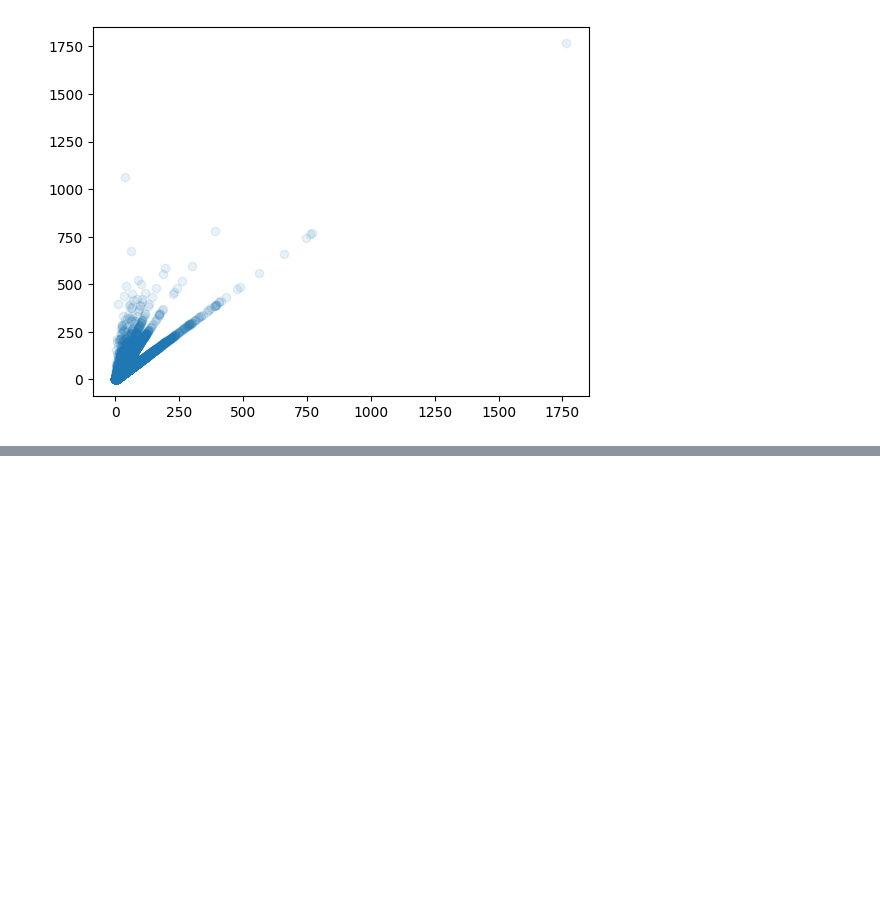
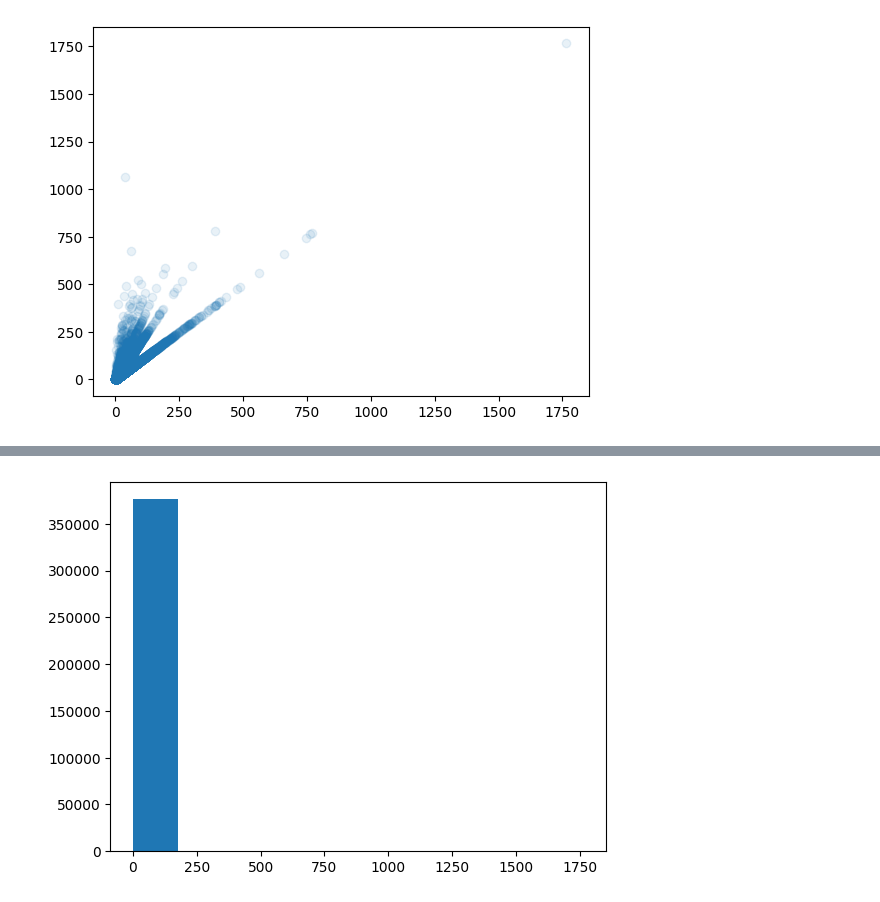
Before and after one commit to YeonJaeHong/ecc-, a Jupyter notebook: 데분2주차.ipynb, the cells around one changed output, grey strips where cells are left out. Cells and saved outputs as stored; diff of their text form; code cells hidden in the pictures; blank space fills up the shorter version.

```diff
--- a/데분2주차.ipynb
+++ b/데분2주차.ipynb
@@ -338,0 +372,5 @@ plt.show()
+# %%
+plt.hist(ns_book7['대출건수'])
+plt.show()
+# %% [output]
+[figure, added]
```
Also changed, not shown: parts of 17 cells of this notebook.
